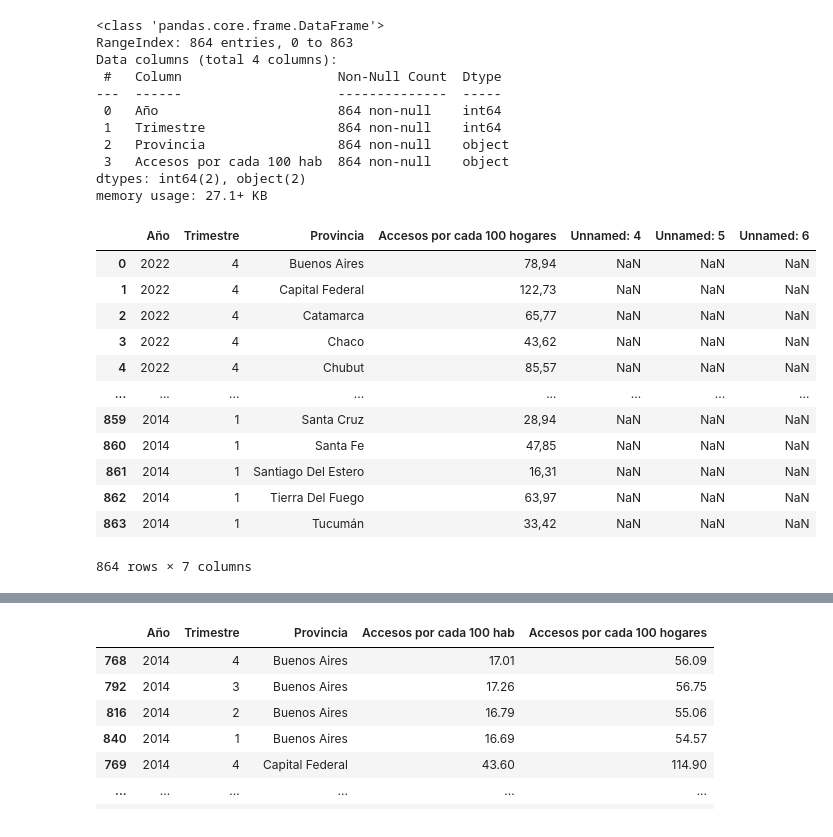
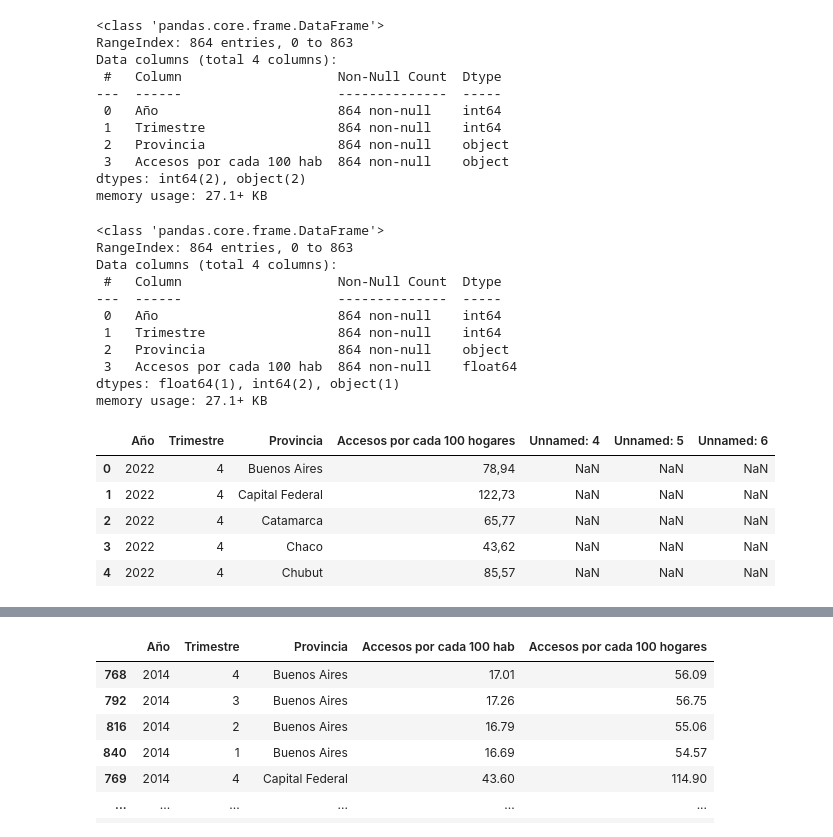
Before and after one commit to rafaelalvarez702/Telecomunicaciones, a Jupyter notebook: ETL.ipynb, the cells around one changed output, grey strips where cells are left out. Drawn from its saved outputs; the diff is of its cells as text; code cells hidden in the pictures.

```diff
--- a/ETL.ipynb
+++ b/ETL.ipynb
@@ -46,20 +45,28 @@ memory usage: 27.1+ KB
 # Remplazo las ',' por '.' y poder transformar el tipo de dato de las columnas
 df1['Accesos por cada 100 hab'] = [x.replace(',' , '.') for x in df1['Accesos por cada 100 hab']]
 df1['Accesos por cada 100 hab'] = df1['Accesos por cada 100 hab'].astype('float64')
+# %%
+# verificamos los cambios
+df1.info()
+# %% [output]
+<class 'pandas.core.frame.DataFrame'>
+RangeIndex: 864 entries, 0 to 863
+Data columns (total 4 columns):
+ #   Column                    Non-Null Count  Dtype
+---  ------                    --------------  -----
+ 0   Año                       864 non-null    int64
+ 1   Trimestre                 864 non-null    int64
+ 2   Provincia                 864 non-null    object
+ 3   Accesos por cada 100 hab  864 non-null    float64
+dtypes: float64(1), int64(2), object(1)
+memory usage: 27.1+ KB
 # %%
-#>vemos los datos
-df2
+# Revisamos los datos los datos
+df2.head()
 # %% [output]
 |  | Año | Trimestre | Provincia | Accesos por cada 100 hogares | Unnamed: 4 | Unnamed: 5 | Unnamed: 6 |
 | 0 | 2022 | 4 | Buenos Aires | 78,94 | NaN | NaN | NaN |
 | 1 | 2022 | 4 | Capital Federal | 122,73 | NaN | NaN | NaN |
 | 2 | 2022 | 4 | Catamarca | 65,77 | NaN | NaN | NaN |
 | 3 | 2022 | 4 | Chaco | 43,62 | NaN | NaN | NaN |
 | 4 | 2022 | 4 | Chubut | 85,57 | NaN | NaN | NaN |
-| ... | ... | ... | ... | ... | ... | ... | ... |
-| 859 | 2014 | 1 | Santa Cruz | 28,94 | NaN | NaN | NaN |
-| 860 | 2014 | 1 | Santa Fe | 47,85 | NaN | NaN | NaN |
-| 861 | 2014 | 1 | Santiago Del Estero | 16,31 | NaN | NaN | NaN |
-| 862 | 2014 | 1 | Tierra Del Fuego | 63,97 | NaN | NaN | NaN |
-| 863 | 2014 | 1 | Tucumán | 33,42 | NaN | NaN | NaN |
-864 rows × 7 columns
```
Also changed, not shown: parts of 105 cells of this notebook, 4 other files.
